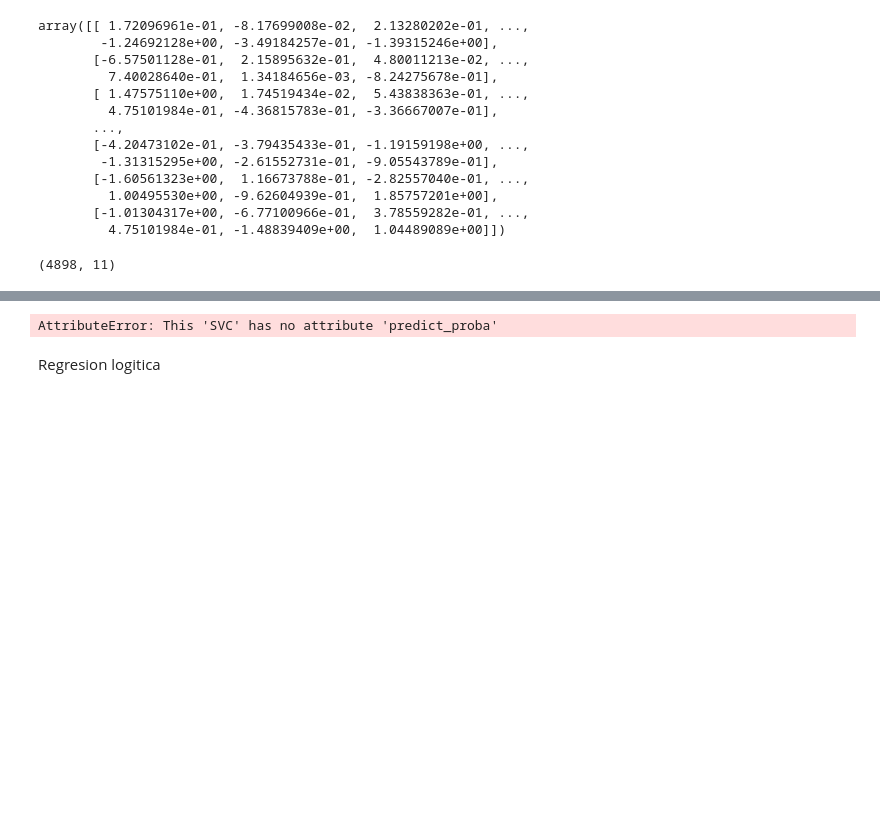
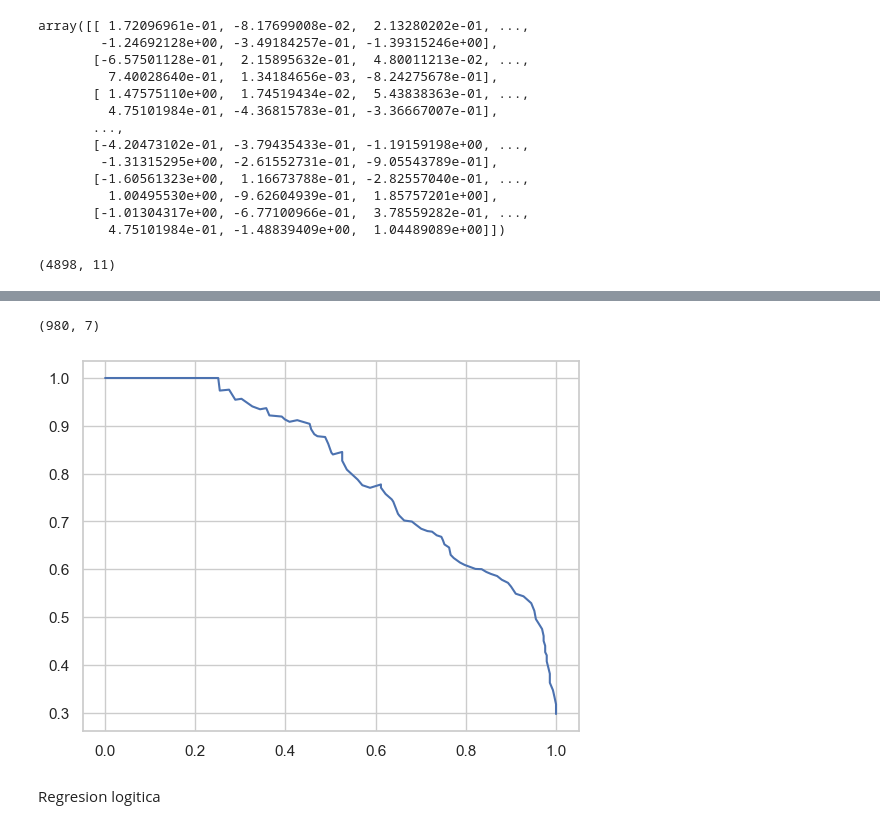
Before and after one commit to ccjaviers777/actividad_2_ml, a Jupyter notebook: Cuadernos/entrega2_v3.ipynb, the cells around one changed output, grey strips where cells are left out. Saved outputs shown, nothing was run; the diff lists cells and outputs as text; code cells hidden in the pictures; blank space fills up the shorter version.

```diff
--- a/Cuadernos/entrega2_v3.ipynb
+++ b/Cuadernos/entrega2_v3.ipynb
@@ -770,7 +740,18 @@ weighted avg       0.38      0.51      0.43       980
 # %%
-clf.predict_proba(X_test)[:,1]
+model_pipeline.predict_proba(X_test).shape
 # %% [output]
-AttributeError: This 'SVC' has no attribute 'predict_proba'
+(980, 7)
+# %%
+## Gráfico de PR
+from sklearn.metrics import precision_recall_curve
+import matplotlib.pyplot as plt
+
+precision, recall, thresholds = precision_recall_curve(y_test==5, model_pipeline.predict_proba(X_test)[:,2])
+
+plt.plot(recall, precision)
+plt.show()
+# %% [output]
+[figure, added]
 # %%
 ## Gráfico de PR
 
```
Also changed, not shown: parts of 4 cells of this notebook, 1 other file.
